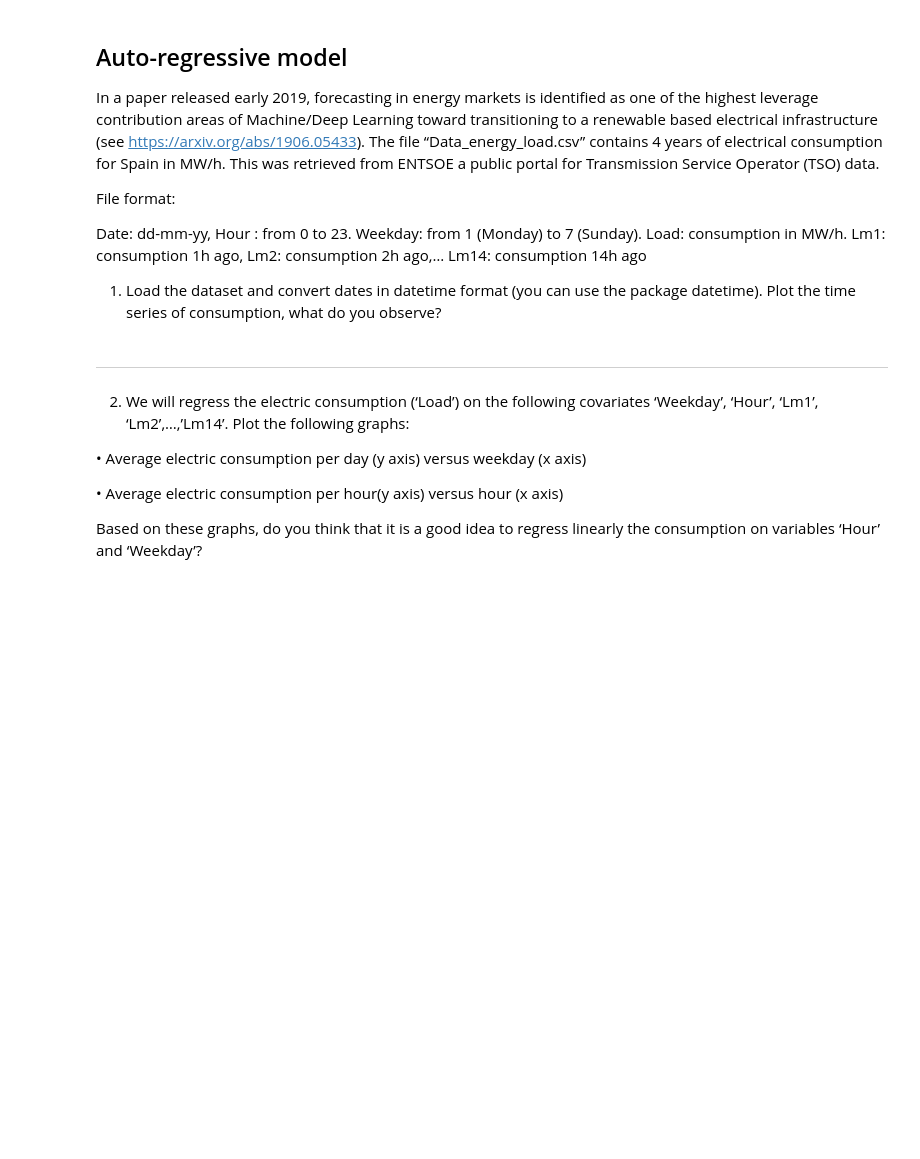
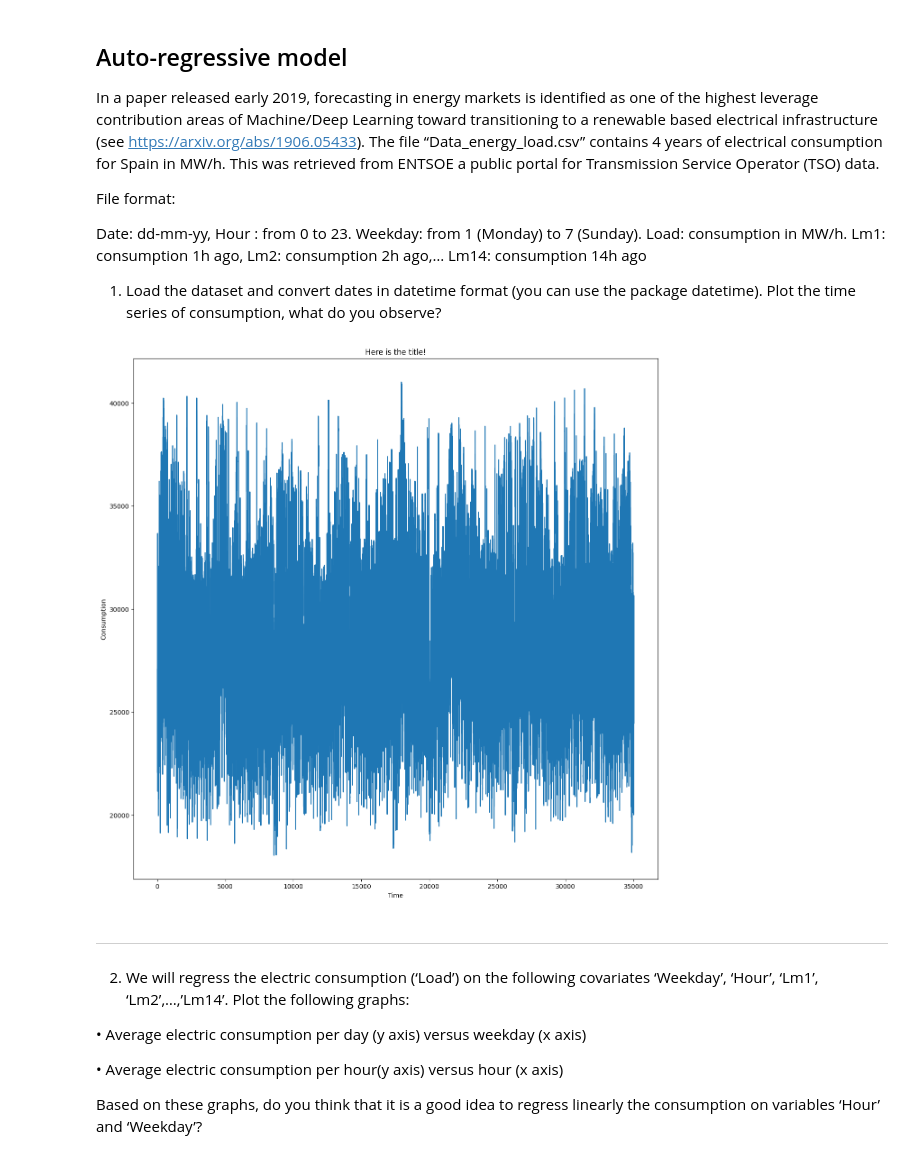
Before and after one commit to clem119/Hackathons, a Jupyter notebook: H2/hackathon2_without_code.ipynb, the cells around one changed output. Drawn from its saved outputs; the diff is of its cells as text; code cells hidden in the pictures; blank space fills up the shorter version.

```diff
--- a/H2/hackathon2_without_code.ipynb
+++ b/H2/hackathon2_without_code.ipynb
@@ -265,3 +263,20 @@ Date: dd-mm-yy, Hour : from 0 to 23. Weekday: from 1 (Monday)  to 7 (Sunday). Lo
+# %%
+df2 = pd.read_csv("Data_energy_load.csv", sep=";")
+
+df2["Date"] = pd.to_datetime(df2["Date"])
+
+#C'est juste les loads en fonction du temps
+LOAD_DATA = np.array(df2["Load"])
+
+
+fig, ax = plt.subplots(figsize=(15, 15))
+plt.plot([i for i in range(len(df2["Date"]))], LOAD_DATA)
+plt.title("Here is the title!")
+plt.xlabel("Time")
+plt.ylabel("Consumption")
+plt.show()
+# %% [output]
+[figure, added]
 # %%
 Comments
 # %% [markdown]
```
Also changed, not shown: parts of 2 cells of this notebook, 1 other file.
